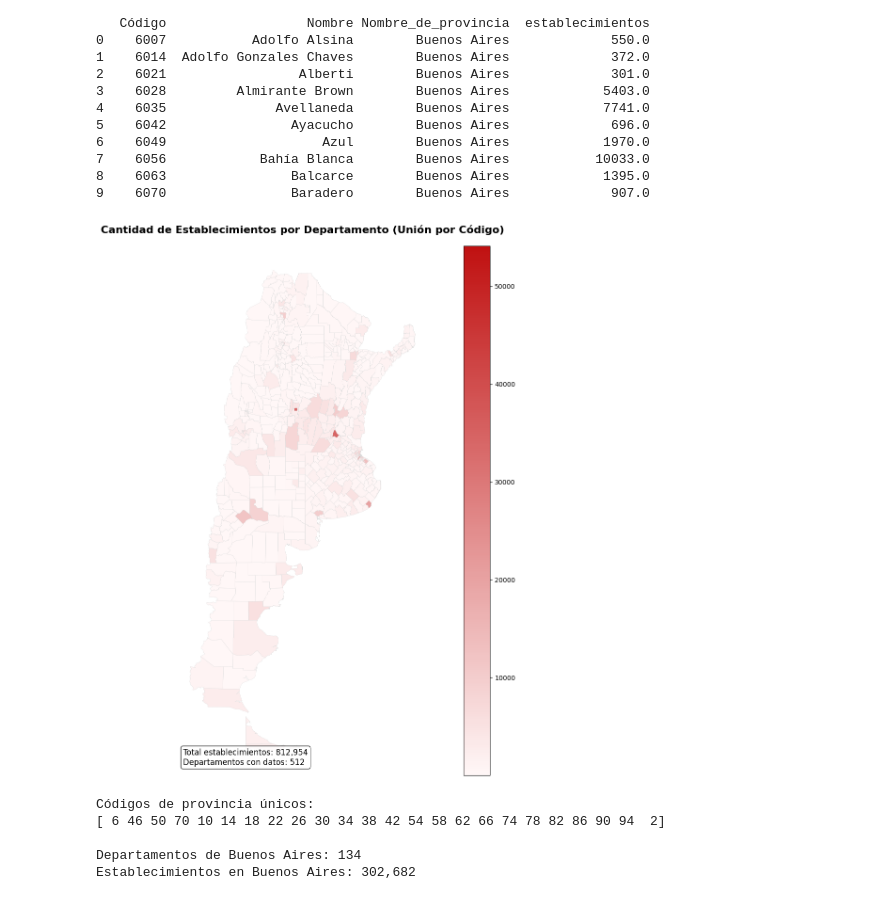
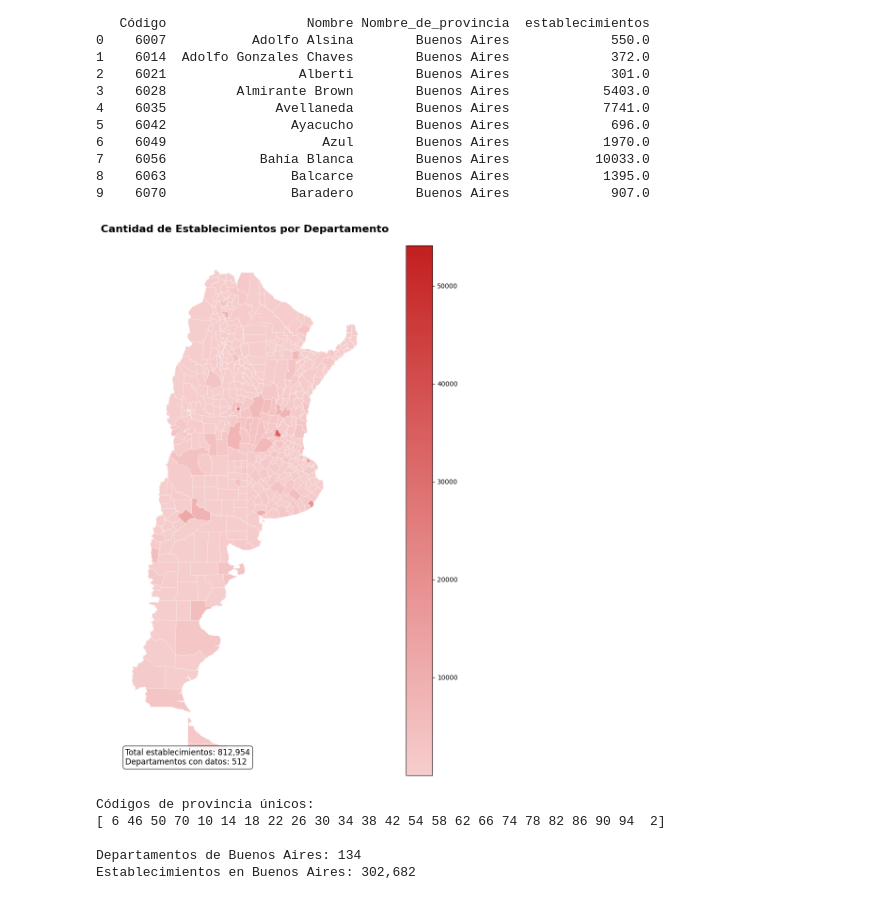
Before and after one commit to roldannahuelalejadro/Labo-Datos-master, a Jupyter notebook: Trabajo Practico 1/Analisis de datos.ipynb, the cells around one changed output. Saved outputs shown, nothing was run; the diff lists cells and outputs as text; code cells hidden in the pictures.

```diff
--- a/Trabajo Practico 1/Analisis de datos.ipynb
+++ b/Trabajo Practico 1/Analisis de datos.ipynb
@@ -1,29 +0,0 @@
-# %%
-import pandas as pd
-import geopandas as gpd
-import matplotlib.pyplot as plt
-from shapely.geometry import shape
-from shapely import wkt
-import json
-
-# Cargar el CSV con geometrías
-df_geometrias = pd.read_csv('Departamentos (2010).csv')
-df_geometrias.columns = ["Código","Nombre","Código de provincia","Nombre de provincia","Superficie_en_km2","Latitud_del_centroide","Longitud_del_centroide","Geometría_en_GeoJSON"]
-# Convertir la columna GeoJSON a geometrías Shapely
-df_geometrias['geometry'] = df_geometrias['Geometría_en_GeoJSON'].apply(
-    lambda x: shape(json.loads(x)) if pd.notnull(x) and isinstance(x, str) else (
-        shape(x) if pd.notnull(x) and isinstance(x, dict) else None
-    )
-)
-
-# Convertir a GeoDataFrame
-gdf_departamentos = gpd.GeoDataFrame(
-    df_geometrias,
-    geometry='geometry',
-    crs="EPSG:4326"  # Sistema de coordenadas WGS84
-)
-
-# Verificar que funcionó
-print(f"Total de geometrías: {len(gdf_departamentos)}")
-print(f"CRS: {gdf_departamentos.crs}")
-gdf_departamentos.head(2)
@@ -354,6 +40,6 @@ Columnas establecimientos: ['departamento', 'in_departamentos', 'clae6', 'emplea
 # %%
 # Agrupar establecimientos por código de departamento
-establecimientos_por_id = df_establecimientos.groupby('in_departamentos').agg({
+establecimientos_por_id = df_establecimientos.groupby('id_departamentos').agg({
     'establecimientos': 'sum',
     'empleados': 'sum',
     'empresas_exportadoras': 'sum'
@@ -373,7 +59,7 @@ Establecimientos agrupados por ID: 527 departamentos
 # Unir por código de departamento (mucho más robusto)
 gdf_merged = gdf_departamentos.merge(establecimientos_por_id,
                                     left_on='Código',
-                                    right_on='in_departamentos',
+                                    right_on='id_departamentos',
                                     how='left')
 
 print(f"\n=== UNIÓN POR CÓDIGO ===")
@@ -406,33 +92,33 @@ Ejemplos de unión:
 # %%
 # Cartograma nacional usando la unión por código
 fig, ax = plt.subplots(1, 1, figsize=(16, 12))
 
-cmap = LinearSegmentedColormap.from_list('establecimientos', ["#fff7f7", "#c01111"])
+cmap = LinearSegmentedColormap.from_list('establecimientos', ["#da2b2b3c", "#c31f1fff"])
 
 gdf_merged.plot(column='establecimientos',
                 ax=ax,
                 cmap=cmap,
                 legend=True,
-                edgecolor="#DDDDDD",
+                edgecolor="#FFFFFF",
                 linewidth=0.3,
                 missing_kwds={'color': 'lightgrey', 'label': 'Sin datos'})
 
-ax.set_title('Cantidad de Establecimientos por Departamento (Unión por Código)',
+ax.set_title('Cantidad de Establecimientos por Departamento',
              fontsize=16, fontweight='bold', pad=20)
 ax.set_axis_off()
 
 total_establecimientos = gdf_merged['establecimientos'].sum()
 deptos_con_datos = gdf_merged['establecimientos'].notna().sum()
 
 ax.text(0.02, 0.02,
         f'Total establecimientos: {total_establecimientos:,.0f}\nDepartamentos con datos: {deptos_con_datos}',
         transform=ax.transAxes, fontsize=12,
         bbox=dict(boxstyle="round,pad=0.3", facecolor="white", alpha=0.8))
 
 plt.tight_layout()
 plt.show()
 # %% [output]
-[figure, old version]
+[figure, new version]
 # %%
 # Filtrar Buenos Aires por código de provincia
 # Primero veamos qué códigos de provincia tenemos
```
Also changed, not shown: parts of 17 cells of this notebook.
